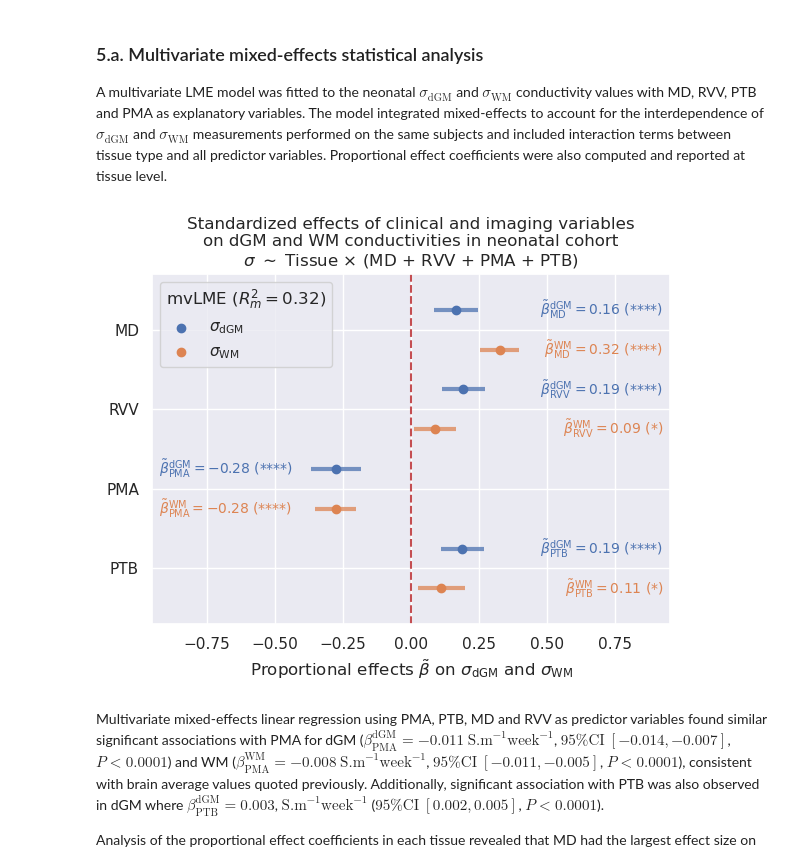
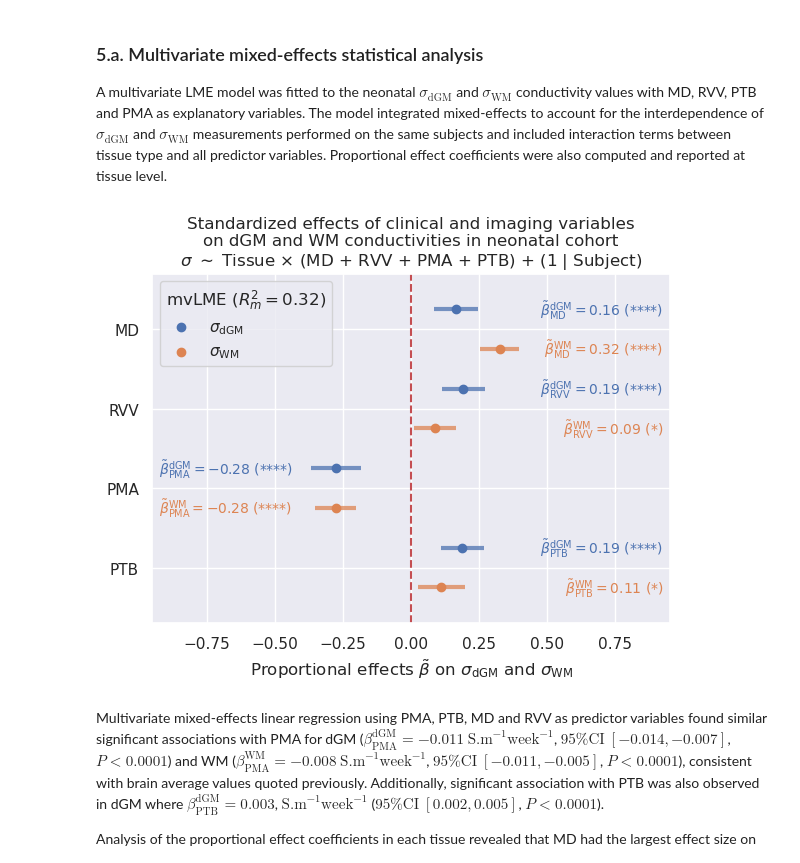
Before and after one commit to aboutill/nano-eptk, a Jupyter notebook: notebooks/experiments/stats_analysis_experiment4.ipynb, the cells around one changed output. Saved outputs shown, nothing was run; the diff lists cells and outputs as text; code cells hidden in the pictures.

```diff
--- a/notebooks/experiments/stats_analysis_experiment4.ipynb
+++ b/notebooks/experiments/stats_analysis_experiment4.ipynb
@@ -459,7 +459,7 @@ palette = sns.color_palette()
 fig, ax = plt.subplots(figsize=(6,5))
 ax.set_title("Standardized effects of clinical and imaging variables\n"
              "on dGM and WM conductivities in neonatal cohort\n"
-             r"$\sigma$ $\sim$ Tissue $\times$ (MD + RVV + PMA + PTB)")
+             r"$\sigma$ $\sim$ Tissue $\times$ (MD + RVV + PMA + PTB) + (1 | Subject)")
 
 # Iter over tissue
 for i, tissue in enumerate(tissue_labels):
@@ -491,34 +491,34 @@ for i, tissue in enumerate(tissue_labels):
 plt.axline((0,0), (0,1), color="r", linestyle="--")
 
 # Axis labels and linits
 ax.set_yticks(range(m), yticks)
 ax.set_xlabel(r"Proportional effects $\tilde{\beta}$ on $\sigma_{\mathregular{dGM}}$ and $\sigma_{\mathregular{WM}}$")
 ax.set_xlim(xlim)
 ax.set_ylim(ylim)
 
 # Legend
 leg = ax.legend(loc="upper left", title=f"mvLME ($R^2_m = {marginal_r2_prop:.2f}$)")
 leg._legend_box.align = "left"
 
 # Adjust layout
 fig.tight_layout()
 
 # Initialize output directories
 for path in [summary_path, plot_path]:
     output_dir = os.path.dirname(path)
     os.makedirs(output_dir, exist_ok=True)
 
 # Save plot
 plt.savefig(plot_path, dpi=300, bbox_inches="tight")
 
 # Write summary
 with open(summary_path, "w") as fh:
     fh.write(lme.summary().as_text())
     fh.write(f"\nMarginal R² = {marginal_r2:.2f}, Conditional R² = {conditional_r2:.2f}\n\n")
     fh.write(lme_prop.summary().as_text())
     fh.write(f"\nMarginal R² = {marginal_r2_prop:.2f}, Conditional R² = {conditional_r2_prop:.2f}\n\n")
 # %% [output]
-[figure, old version]
+[figure, new version]
 # %% [markdown]
 Multivariate mixed-effects linear regression using PMA, PTB, MD and RVV as predictor variables found similar significant associations with PMA for dGM ($\beta^{\textrm{dGM}}_{\textrm{PMA}} = -0.011$ $\textrm{S.m}^{-1}\textrm{week}^{-1}$, $95\%\textrm{CI}$ $[-0.014, -0.007]$, $\textit{P} < 0.0001$) and WM ($\beta^{\textrm{WM}}_{\textrm{PMA}} = -0.008$ $\textrm{S.m}^{-1}\textrm{week}^{-1}$, $95\%\textrm{CI}$ $[-0.011, -0.005]$, $\textit{P} < 0.0001$), consistent with brain average values quoted previously. Additionally, significant association with PTB was also observed in dGM where $\beta^{\textrm{dGM}}_{\textrm{PTB}} = 0.003$, $\textrm{S.m}^{-1}\textrm{week}^{-1}$ ($95\%\textrm{CI}$ $[0.002, 0.005]$, $\textit{P} < 0.0001$).
 
```
Also changed, not shown: 2 other files.
